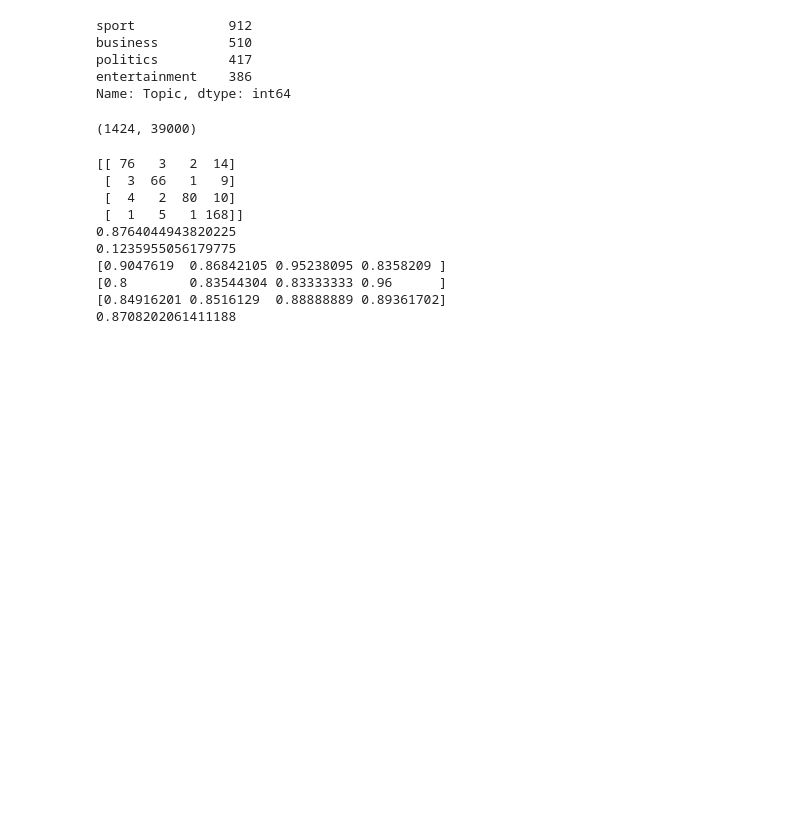
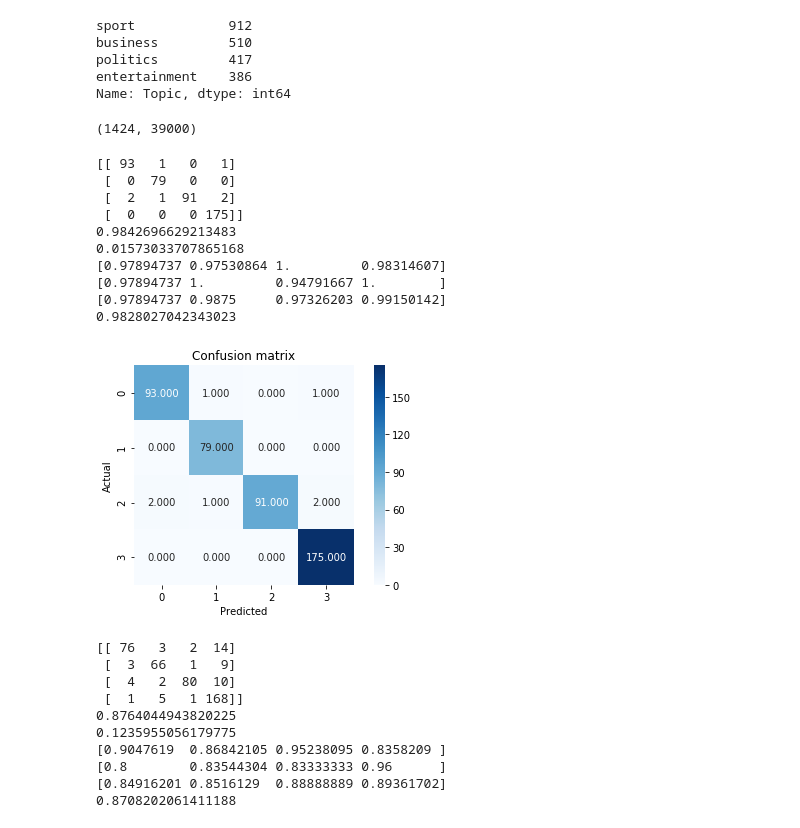
Before and after one commit to kalyankumarp/News_Articles_Categorisation, a Jupyter notebook: News_Articles.ipynb, the cells around one changed output. Saved outputs shown, nothing was run; the diff lists cells and outputs as text; code cells hidden in the pictures; blank space fills up the shorter version.

```diff
--- a/News_Articles.ipynb
+++ b/News_Articles.ipynb
@@ -263,3 +266,40 @@ x_train.shape
+# %%
+# SVM (Linear) with all variables
+
+svm = LinearSVC()
+svm.fit(x_train1, y_train1.values.ravel())
+y_pred = svm.predict(x_test)
+
+# Compute confusion matrix
+conf_matrix = metrics.confusion_matrix(y_test, y_pred)
+print(conf_matrix)
+
+# Plot confusion matrix
+sns.heatmap(conf_matrix, annot = True, fmt = ".3f", square = True, cmap = plt.cm.Blues)
+plt.ylabel('Actual')
+plt.xlabel('Predicted')
+plt.title('Confusion matrix')
+plt.tight_layout()
+
+# Compute evaluation metrics
+print(metrics.accuracy_score(y_test, y_pred)) # accuracy
+print(1 - metrics.accuracy_score(y_test, y_pred)) # error
+print(metrics.precision_score(y_test, y_pred, average = None)) # precision
+print(metrics.recall_score(y_test, y_pred, average = None)) # recall
+print(metrics.f1_score(y_test, y_pred, average = None)) # F1 score
+print(metrics.f1_score(y_test, y_pred, average = 'macro')) # F1 score average
+# %% [output]
+[[ 93   1   0   1]
+ [  0  79   0   0]
+ [  2   1  91   2]
+ [  0   0   0 175]]
+0.9842696629213483
+0.01573033707865168
+[0.97894737 0.97530864 1.         0.98314607]
+[0.97894737 1.         0.94791667 1.        ]
+[0.97894737 0.9875     0.97326203 0.99150142]
+0.9828027042343023
+[figure, added]
 # %%
 # Naive Bayes
 
```
Also changed, not shown: parts of 23 cells of this notebook.
